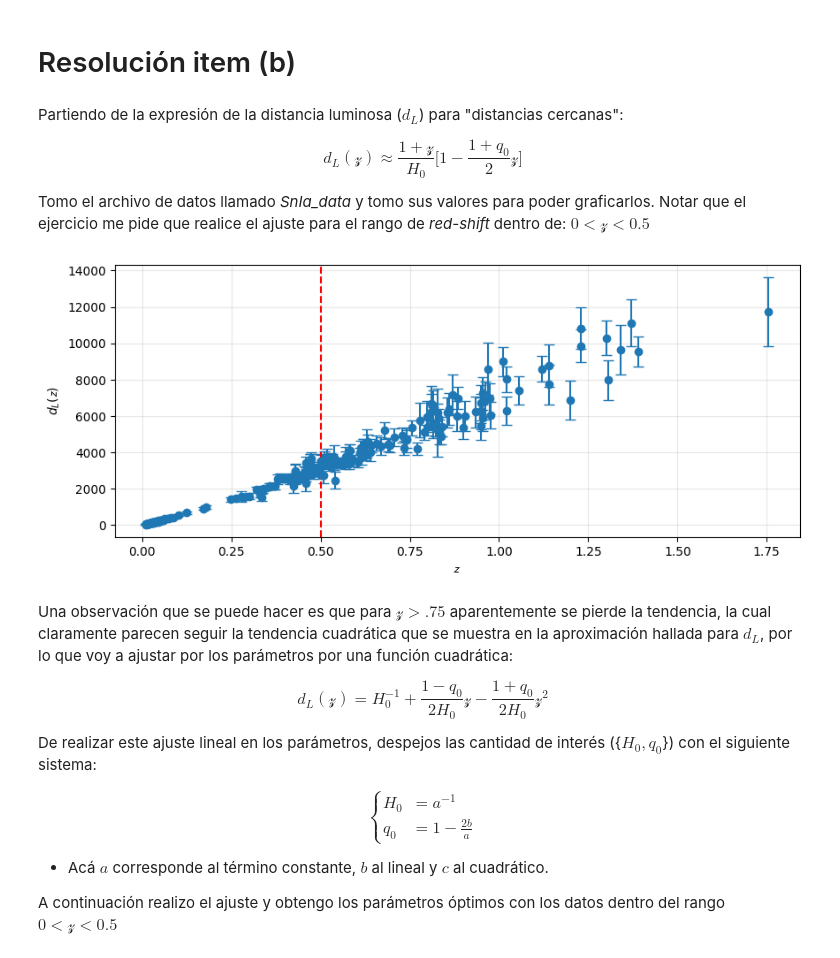
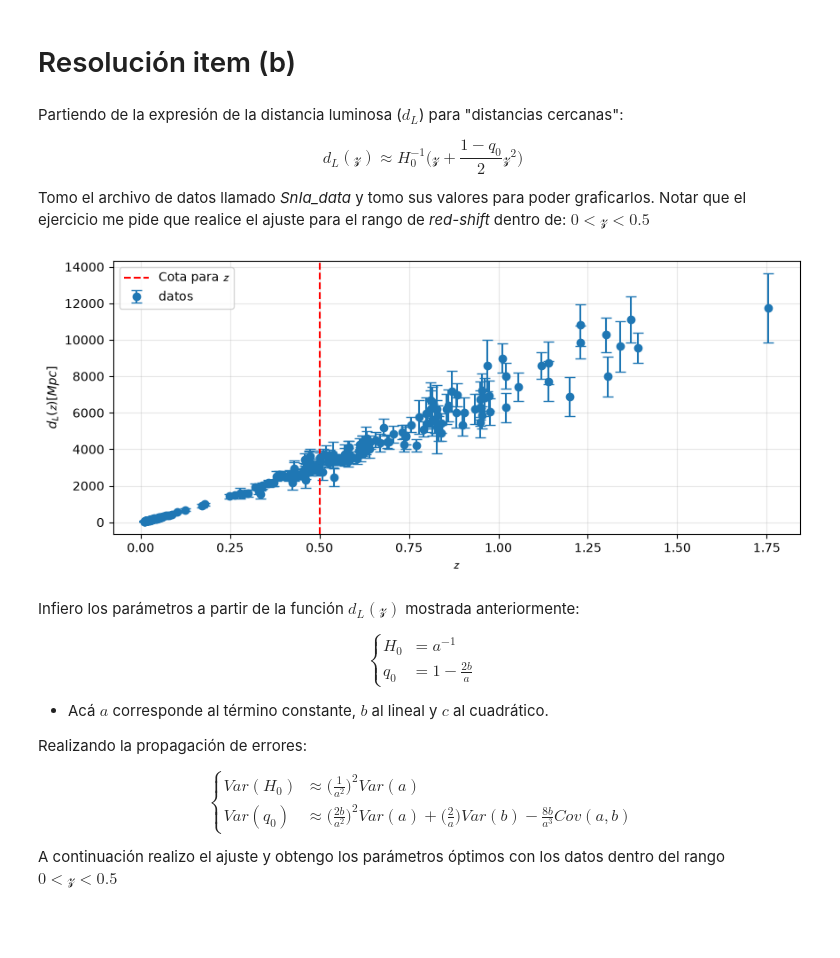
Before and after one commit to TomasMastantuono/Archivos_facultad, a Jupyter notebook: cosmologia/Entrega/2da-Entrega/P10-2.ipynb, the cells around one changed output. Cells and saved outputs as stored; diff of their text form; code cells hidden in the pictures; blank space fills up the shorter version.

```diff
--- a/cosmologia/Entrega/2da-Entrega/P10-2.ipynb
+++ b/cosmologia/Entrega/2da-Entrega/P10-2.ipynb
@@ -46,35 +47,31 @@ from scipy import stats
 # %% [markdown]
 Partiendo de la expresión de la distancia luminosa ($d_L$) para "distancias cercanas":
 
-$$d_L(\mathcal{z}) \approx \frac{1 + \mathcal{z}}{H_0} \bigg[1 - \frac{1 + q_0}{2} \mathcal{z}\bigg]$$
+$$d_L(\mathcal{z}) \approx H_0^{-1} \bigg( \mathcal{z} + \frac{1 - q_0}{2} \mathcal{z}^2 \bigg)$$
 
 Tomo el archivo de datos llamado *SnIa_data* y tomo sus valores para poder graficarlos. Notar que el ejercicio me pide que realice el ajuste para el rango de *red-shift* dentro de: $0 < \mathcal{z} < 0.5$
 # %%
 path_file = 'SnIa_data.txt'
 df = pd.read_csv(path_file, delimiter = '\t')
 df.rename(columns={'#z': 'z'}, inplace = True)
 
 # Veo los datos
 fig, ax = plt.subplots(1, 1, figsize = (10, 4))
 
 ax.errorbar(df['z'], df['d'],
             yerr = df['d_err'], capsize = 4,
-            linestyle = 'None', fmt = 'o')
+            linestyle = 'None', fmt = 'o', label = 'datos')
 
-ax.axvline(.5, color = 'red', linestyle = '--') # donde pide cortar los datos
+ax.axvline(.5, color = 'red', linestyle = '--', label = r'Cota para $\mathcal{z}$')
 
-ax.set(xlabel = r'$\mathcal{z}$', ylabel = r'$d_L(\mathcal{z})$')
-ax.grid(alpha = .3)
+ax.set(xlabel = r'$\mathcal{z}$', ylabel = r'$d_L(\mathcal{z})[Mpc]$')
+ax.grid(alpha = .3), ax.legend(loc = 'upper left')
 
 plt.show()
 # %% [output]
-[figure, old version]
+[figure, new version]
 # %% [markdown]
-Una observación que se puede hacer es que para $\mathcal{z} > .75$ aparentemente se pierde la tendencia,  la cual claramente parecen seguir la tendencia cuadrática que se muestra en la aproximación hallada para $d_L$, por lo que voy a ajustar por los parámetros por una función cuadrática:
-
-$$d_L(\mathcal{z}) = H_0^{-1} + \frac{1 - q_0}{2H_0} \mathcal{z} - \frac{1 + q_0}{2H_0} \mathcal{z}^2$$
-
-De realizar este ajuste lineal en los parámetros, despejos las cantidad de interés ({$H_0, q_0$}) con el siguiente sistema:
+Infiero los parámetros a partir de la función $d_L(\mathcal{z})$ mostrada anteriormente:
 
 $$
 \begin{cases}
@@ -85,6 +82,15 @@ $$
 
 * Acá $a$ corresponde al término constante, $b$ al lineal y $c$ al cuadrático.
 
+Realizando la propagación de errores:
+
+$$
+\begin{cases}
+Var(H_0) &\approx \bigg(\frac{1}{a^2} \bigg)^2 Var(a) \\
+Var(q_0) &\approx \bigg(\frac{2b}{a^2} \bigg)^2 Var(a) + \bigg(\frac{2}{a} \bigg) Var(b) - \frac{8b}{a^3} Cov(a, b)
+\end{cases}
+$$
+
 A continuación realizo el ajuste y obtengo los parámetros óptimos con los datos dentro del rango $0 < \mathcal{z} < 0.5$
 # %%
 df.query('z < 0.5', inplace = True)
```
Also changed, not shown: parts of 11 cells of this notebook.
